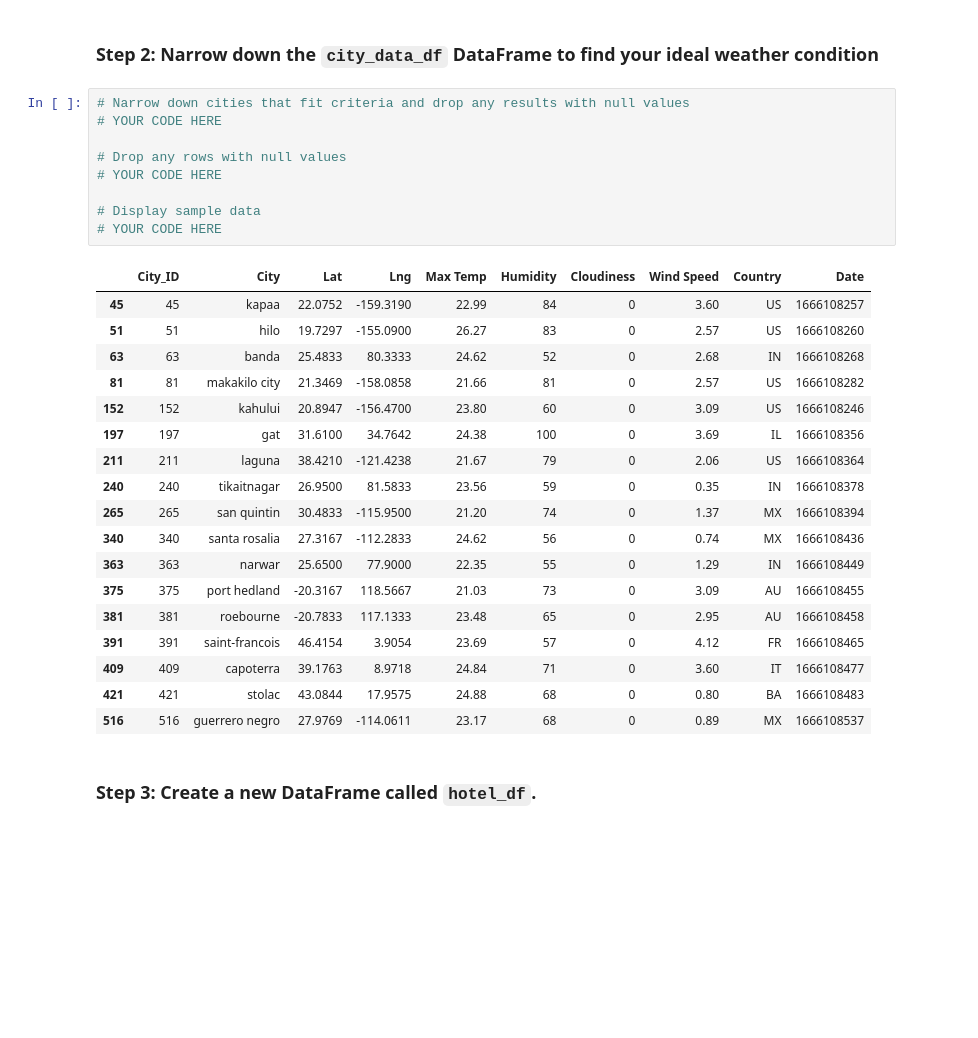
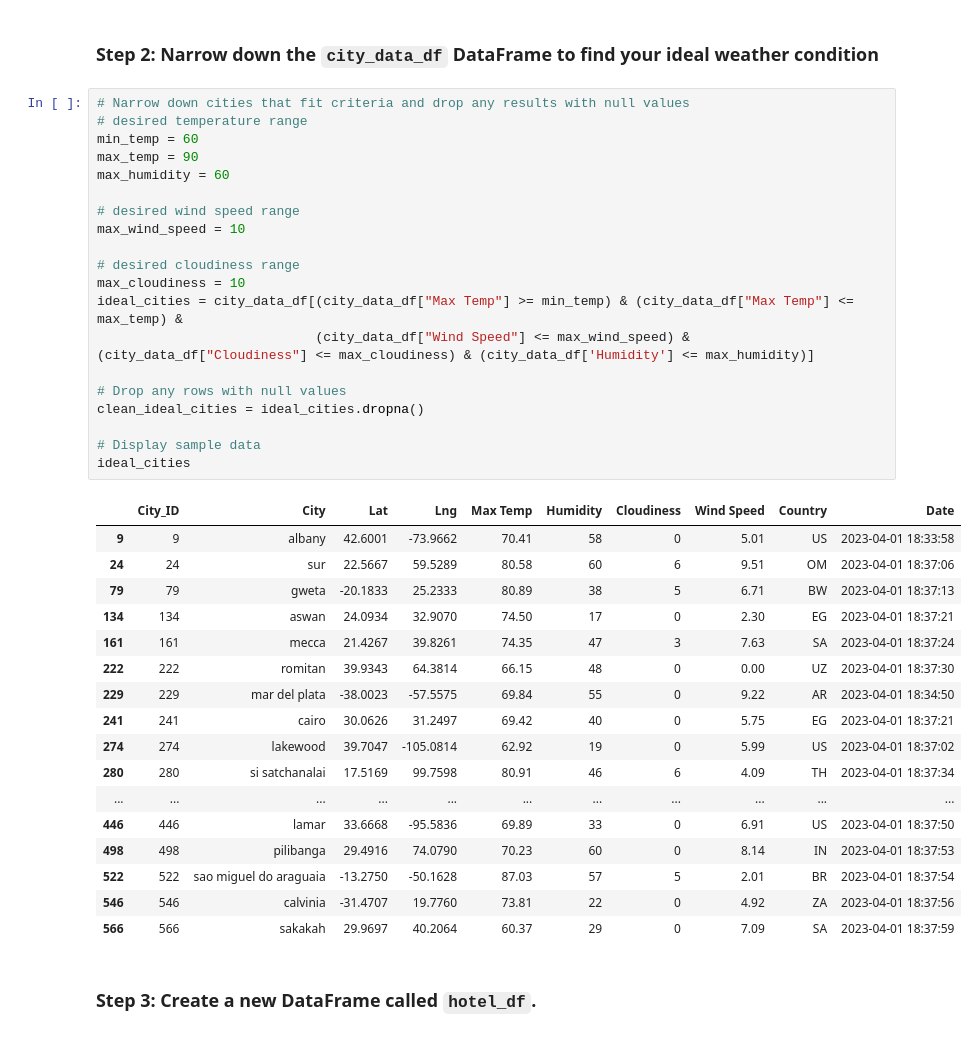
Before and after one commit to andrei-tabachk/python-api-challenge, a Jupyter notebook: WeatherPy/VacationPy.ipynb, the cells around one changed output. Drawn from its saved outputs; the diff is of its cells as text; blank space fills up the shorter version.

```diff
--- a/WeatherPy/VacationPy.ipynb
+++ b/WeatherPy/VacationPy.ipynb
@@ -53,32 +53,42 @@ humidity_citymap
 ### Step 2: Narrow down the `city_data_df` DataFrame to find your ideal weather condition
 # %%
 # Narrow down cities that fit criteria and drop any results with null values
-# YOUR CODE HERE
+# desired temperature range
+min_temp = 60
+max_temp = 90
+max_humidity = 60
+
+# desired wind speed range
+max_wind_speed = 10
+
+# desired cloudiness range
+max_cloudiness = 10
+ideal_cities = city_data_df[(city_data_df["Max Temp"] >= min_temp) & (city_data_df["Max Temp"] <= max_temp) &
+                            (city_data_df["Wind Speed"] <= max_wind_speed) & (city_data_df["Cloudiness"] <= max_cloudiness) & (city_data_df['Humidity'] <= max_humidity)]
 
 # Drop any rows with null values
-# YOUR CODE HERE
+clean_ideal_cities = ideal_cities.dropna()
 
 # Display sample data
-# YOUR CODE HERE
+ideal_cities
 # %% [output]
 |  | City_ID | City | Lat | Lng | Max Temp | Humidity | Cloudiness | Wind Speed | Country | Date |
-| 45 | 45 | kapaa | 22.0752 | -159.3190 | 22.99 | 84 | 0 | 3.60 | US | 1666108257 |
-| 51 | 51 | hilo | 19.7297 | -155.0900 | 26.27 | 83 | 0 | 2.57 | US | 1666108260 |
-| 63 | 63 | banda | 25.4833 | 80.3333 | 24.62 | 52 | 0 | 2.68 | IN | 1666108268 |
-| 81 | 81 | makakilo city | 21.3469 | -158.0858 | 21.66 | 81 | 0 | 2.57 | US | 1666108282 |
-| 152 | 152 | kahului | 20.8947 | -156.4700 | 23.80 | 60 | 0 | 3.09 | US | 1666108246 |
-| 197 | 197 | gat | 31.6100 | 34.7642 | 24.38 | 100 | 0 | 3.69 | IL | 1666108356 |
-| 211 | 211 | laguna | 38.4210 | -121.4238 | 21.67 | 79 | 0 | 2.06 | US | 1666108364 |
-| 240 | 240 | tikaitnagar | 26.9500 | 81.5833 | 23.56 | 59 | 0 | 0.35 | IN | 1666108378 |
-| 265 | 265 | san quintin | 30.4833 | -115.9500 | 21.20 | 74 | 0 | 1.37 | MX | 1666108394 |
-| 340 | 340 | santa rosalia | 27.3167 | -112.2833 | 24.62 | 56 | 0 | 0.74 | MX | 1666108436 |
-| 363 | 363 | narwar | 25.6500 | 77.9000 | 22.35 | 55 | 0 | 1.29 | IN | 1666108449 |
-| 375 | 375 | port hedland | -20.3167 | 118.5667 | 21.03 | 73 | 0 | 3.09 | AU | 1666108455 |
-| 381 | 381 | roebourne | -20.7833 | 117.1333 | 23.48 | 65 | 0 | 2.95 | AU | 1666108458 |
-| 391 | 391 | saint-francois | 46.4154 | 3.9054 | 23.69 | 57 | 0 | 4.12 | FR | 1666108465 |
-| 409 | 409 | capoterra | 39.1763 | 8.9718 | 24.84 | 71 | 0 | 3.60 | IT | 1666108477 |
-| 421 | 421 | stolac | 43.0844 | 17.9575 | 24.88 | 68 | 0 | 0.80 | BA | 1666108483 |
-| 516 | 516 | guerrero negro | 27.9769 | -114.0611 | 23.17 | 68 | 0 | 0.89 | MX | 1666108537 |
+| 9 | 9 | albany | 42.6001 | -73.9662 | 70.41 | 58 | 0 | 5.01 | US | 2023-04-01 18:33:58 |
+| 24 | 24 | sur | 22.5667 | 59.5289 | 80.58 | 60 | 6 | 9.51 | OM | 2023-04-01 18:37:06 |
+| 79 | 79 | gweta | -20.1833 | 25.2333 | 80.89 | 38 | 5 | 6.71 | BW | 2023-04-01 18:37:13 |
+| 134 | 134 | aswan | 24.0934 | 32.9070 | 74.50 | 17 | 0 | 2.30 | EG | 2023-04-01 18:37:21 |
+| 161 | 161 | mecca | 21.4267 | 39.8261 | 74.35 | 47 | 3 | 7.63 | SA | 2023-04-01 18:37:24 |
+| 222 | 222 | romitan | 39.9343 | 64.3814 | 66.15 | 48 | 0 | 0.00 | UZ | 2023-04-01 18:37:30 |
+| 229 | 229 | mar del plata | -38.0023 | -57.5575 | 69.84 | 55 | 0 | 9.22 | AR | 2023-04-01 18:34:50 |
+| 241 | 241 | cairo | 30.0626 | 31.2497 | 69.42 | 40 | 0 | 5.75 | EG | 2023-04-01 18:37:21 |
+| 274 | 274 | lakewood | 39.7047 | -105.0814 | 62.92 | 19 | 0 | 5.99 | US | 2023-04-01 18:37:02 |
+| 280 | 280 | si satchanalai | 17.5169 | 99.7598 | 80.91 | 46 | 6 | 4.09 | TH | 2023-04-01 18:37:34 |
+| ... | ... | ... | ... | ... | ... | ... | ... | ... | ... | ... |
+| 446 | 446 | lamar | 33.6668 | -95.5836 | 69.89 | 33 | 0 | 6.91 | US | 2023-04-01 18:37:50 |
+| 498 | 498 | pilibanga | 29.4916 | 74.0790 | 70.23 | 60 | 0 | 8.14 | IN | 2023-04-01 18:37:53 |
+| 522 | 522 | sao miguel do araguaia | -13.2750 | -50.1628 | 87.03 | 57 | 5 | 2.01 | BR | 2023-04-01 18:37:54 |
+| 546 | 546 | calvinia | -31.4707 | 19.7760 | 73.81 | 22 | 0 | 4.92 | ZA | 2023-04-01 18:37:56 |
+| 566 | 566 | sakakah | 29.9697 | 40.2064 | 60.37 | 29 | 0 | 7.09 | SA | 2023-04-01 18:37:59 |
 # %% [markdown]
 ### Step 3: Create a new DataFrame called `hotel_df`.
 # %%
```
Also changed, not shown: parts of 1 cell of this notebook.
